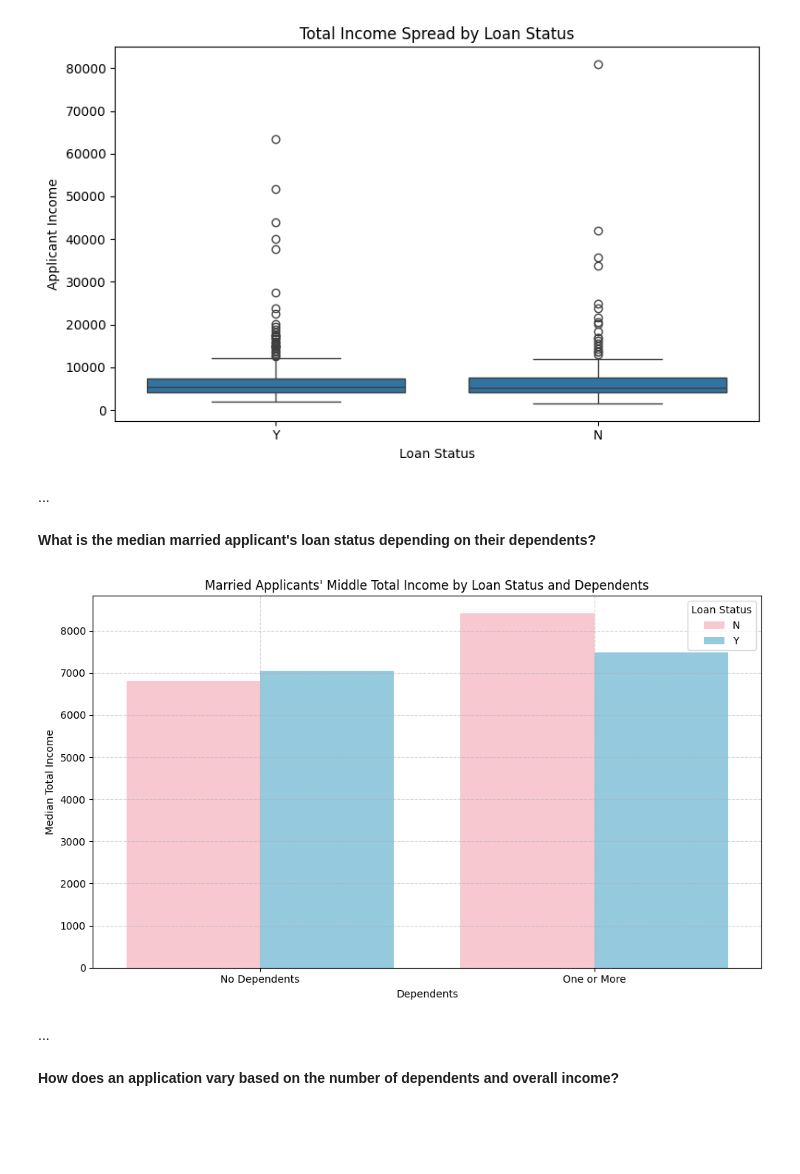
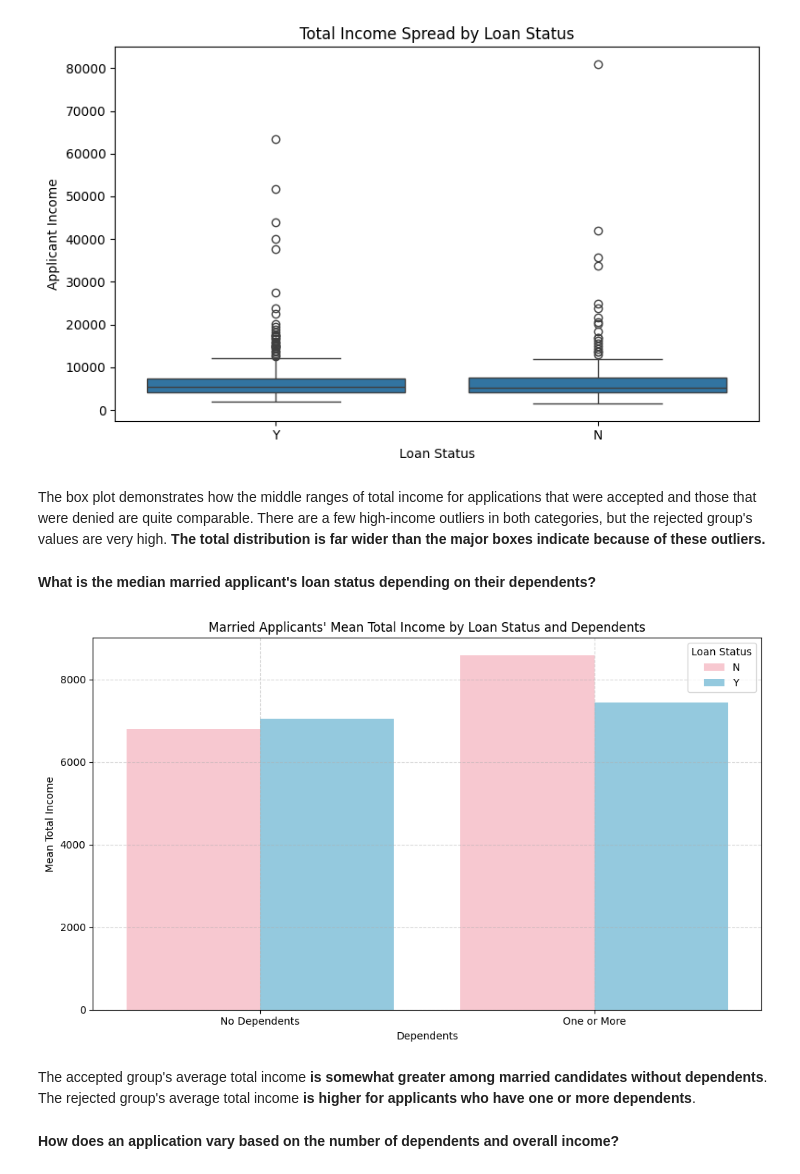
Before and after one commit to emmaubah/Loan-Approval-Data-Analysis, a Jupyter notebook: Loan_Approval_Data_Analysis.ipynb, the cells around one changed output. Drawn from its saved outputs; the diff is of its cells as text; code cells hidden in the pictures; blank space fills up the shorter version.

Commit message:
Completed Loan Approval Analysis Notebook Commit

```diff
--- a/Loan_Approval_Data_Analysis.ipynb
+++ b/Loan_Approval_Data_Analysis.ipynb
@@ -297,6 +297,8 @@ Remember that from the initial dataset. The missing values in the `Dependents` c
 def check_dependents(value):
   value_str = str(value).strip()
 
+  if value_str == 'Unknown':
+    return 'Unknown'
   if value_str == '0':
     return 'No Dependents'
   else:
@@ -524,51 +527,50 @@ plt.tight_layout()
 plt.show()
 # %% [output]
 [figure]
-# %% [markdown]
-...
+# %% [markdown]
+The box plot demonstrates how the middle ranges of total income for applications that were accepted and those that were denied are quite comparable. There are a few high-income outliers in both categories, but the rejected group's values are very high. **The total distribution is far wider than the major boxes indicate because of these outliers.**
 # %% [markdown]
 **What is the median married applicant's loan status depending on their dependents?**
 # %%
 # QUESTION 5:
 
-# Select married applicants with known dependent information
 married_df = cleaned_loan_approval_df[
     (cleaned_loan_approval_df["Married"] == "Yes") &
     (cleaned_loan_approval_df["Has_Dependents"] != "Unknown")
 ].copy()
 
-# Calculate median total income by dependents and loan status
-median_income = married_df.groupby(
+# Calculate mean total income by dependents and loan status
+mean_income = married_df.groupby(
     ["Has_Dependents", "Loan_Status"],
     observed=True
-)["TotalIncome"].median().round(2)
+)["TotalIncome"].mean().round(2)
 
 # Create a grouped bar plot
 plt.figure(figsize=(10, 6))
 
 sns.barplot(
     data=married_df,
     x="Has_Dependents",
     y="TotalIncome",
     hue="Loan_Status",
     order=["No Dependents", "One or More"],
     hue_order=["N", "Y"],
     palette={"N": "pink", "Y": "skyblue"},
     errorbar=None
 )
 
-plt.title("Married Applicants' Middle Total Income by Loan Status and Dependents")
+plt.title("Married Applicants' Mean Total Income by Loan Status and Dependents")
 plt.xlabel("Dependents")
-plt.ylabel("Median Total Income")
+plt.ylabel("Mean Total Income")
 plt.legend(title="Loan Status")
 plt.grid(True, linestyle="--", alpha=0.5)
 
 plt.tight_layout()
 plt.show()
 # %% [output]
-[figure, old version]
+[figure, new version]
-# %% [markdown]
-...
+# %% [markdown]
+The accepted group's average total income **is somewhat greater among married candidates without dependents**. The rejected group's average total income **is higher for applicants who have one or more dependents**.
 # %% [markdown]
 **How does an application vary based on the number of dependents and overall income?**
 # %%
```
Also changed, not shown: parts of 33 cells of this notebook.
